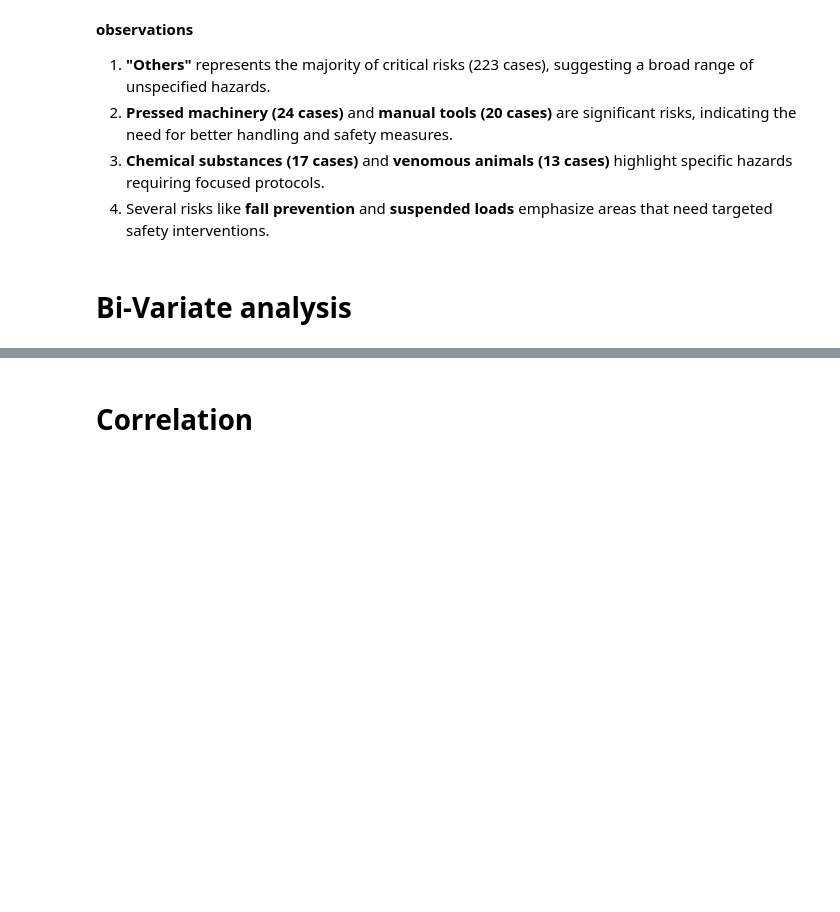
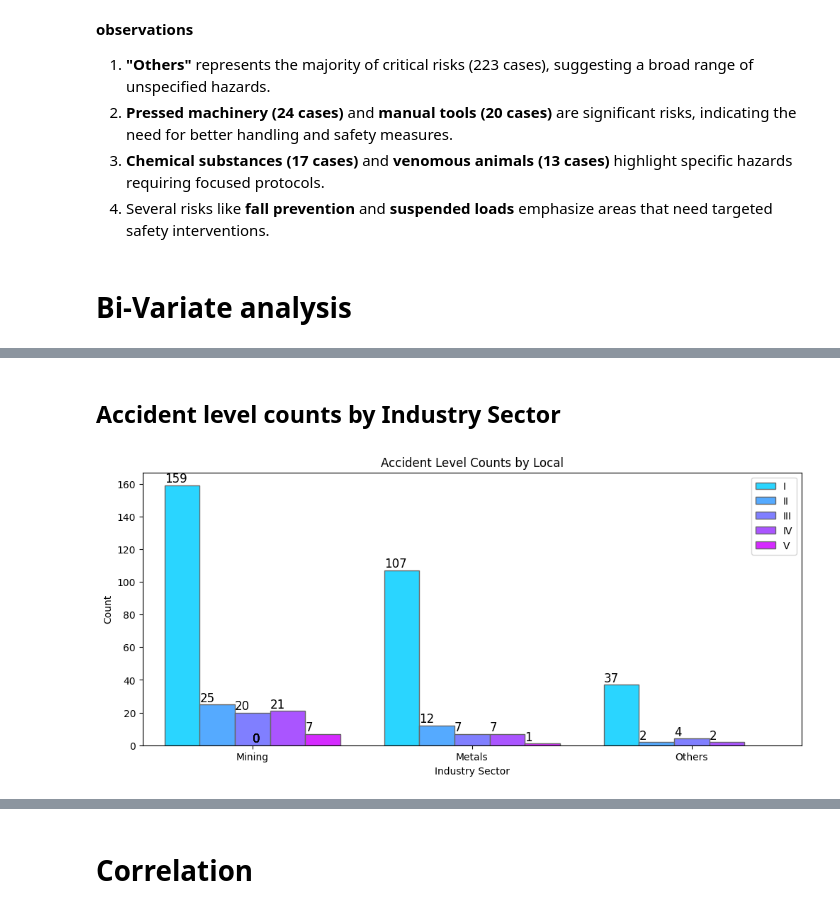
Before and after one commit to nairrajiv/nlpchatbot, a Jupyter notebook: NLP_Chatbot_Gr3.ipynb, the cells around one changed output, grey strips where cells are left out. Cells and saved outputs as stored; diff of their text form; code cells hidden in the pictures; blank space fills up the shorter version.

```diff
--- a/NLP_Chatbot_Gr3.ipynb
+++ b/NLP_Chatbot_Gr3.ipynb
@@ -429,0 +496,6 @@ plt.show()
+# %% [markdown]
+## Accident level counts by Industry Sector
+# %%
+plot_count_with_hue(industry_df, 'Industry Sector', 'Accident Level', figsize=(12, 5),palette='cool', title='Accident Level Counts by Local')
+# %% [output]
+[figure, added]
```
Also changed, not shown: parts of 23 cells of this notebook.
